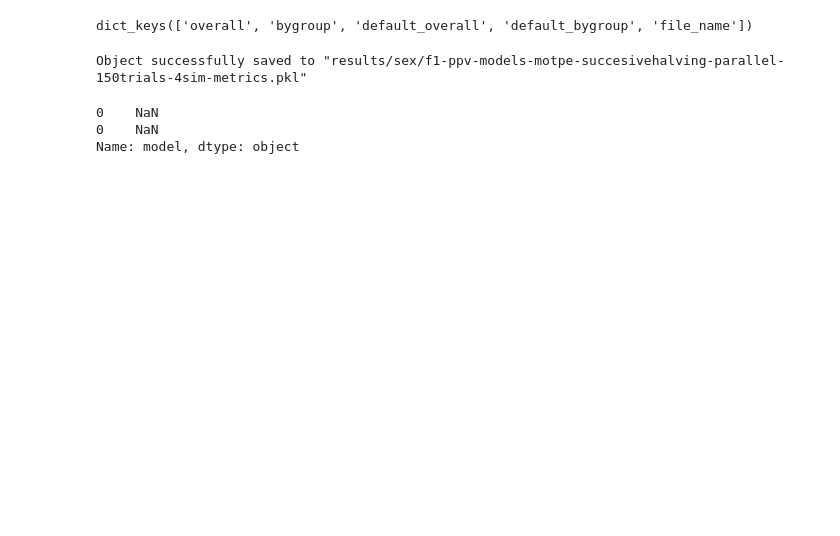
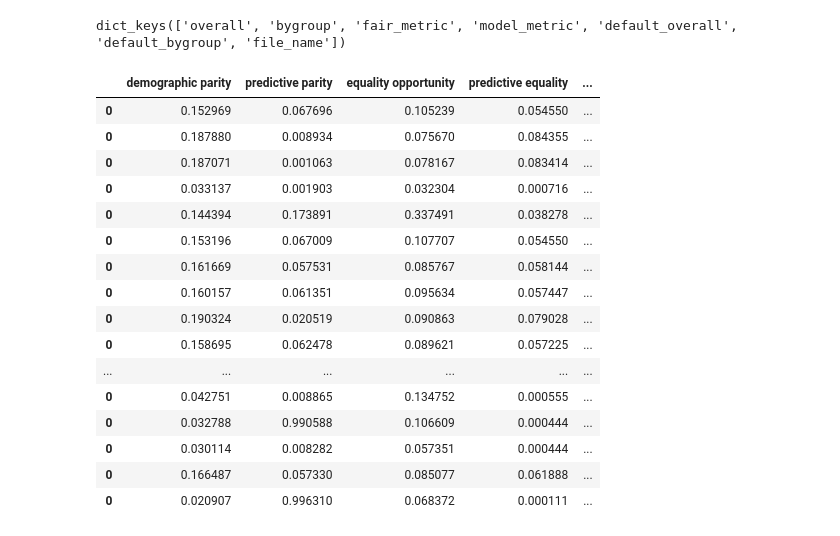
Before and after one commit to AzucenaMV/fairness, a Jupyter notebook: src/notebooks/ho_results_db.ipynb, the cells around one changed output. Drawn from its saved outputs; the diff is of its cells as text; code cells hidden in the pictures; blank space fills up the shorter version.

```diff
--- a/src/notebooks/ho_results_db.ipynb
+++ b/src/notebooks/ho_results_db.ipynb
@@ -41,8 +41,8 @@ from sklearn.metrics import (
     precision_score
 )
 # %%
-def detailed_objective(trial, data_dict, sensitive_col, preprocessor):
-    classifier_name = trial.suggest_categorical("classifier", ["RF", 'GBM','LGBM'])
+def detailed_objective(trial, data_dict, sensitive_col, models, preprocessor):
+    classifier_name = trial.suggest_categorical("classifier", models)
 
     if classifier_name == "logit":
         params = {
@@ -140,17 +140,20 @@ def get_default_metrics(metrics, data_dict, sensitive_col, preprocessor):
         metrics['default_bygroup'] = pd.concat([metrics['default_bygroup'], new_metric_bygroup])
     return metrics
 
-def get_metrics(study, data_dict, sensitive_col, preprocessor):
+def get_metrics(study, data_dict, sensitive_col, models, preprocessor):
     metrics = {}
     metrics['overall'] = pd.DataFrame()
     metrics['bygroup'] = pd.DataFrame()
-    #metrics['fair_metric'] = study.user_attrs['fair_metric']
-    #metrics['model_metric'] = study.user_attrs['model_metric']
+    try:
+        metrics['fair_metric'] = study.user_attrs['fair_metric']
+        metrics['model_metric'] = study.user_attrs['model_metric']
+    except:
+        print('User attributes not found')
     i = 1
     for best_trial in study.best_trials:
         if best_trial.values != [0,0]:
             fair_value, model_value = best_trial.values
-            clf_name, metric = detailed_objective(best_trial, data_dict, sensitive_col, preprocessor)
+            clf_name, metric = detailed_objective(best_trial, data_dict, sensitive_col, models, preprocessor)
             # Overall
             fair_records = pd.DataFrame.from_records([get_metric_evaluation(metric)])
             new_metric_overall = pd.concat([fair_records, pd.DataFrame(metric.overall).T], axis = 1)
@@ -186,15 +189,15 @@ preprocessor = ColumnTransformer(
 )
 
 
-n_sim = 0
+n_sim = 123
 sensitive_col = 'sex'
-file_name = 'results/sex/f1-ppv-models-motpe-succesivehalving-parallel-150trials-4sim.pkl'
+sensitive_attribute = 'sex'
+models =  ["GBM","LGBM","RF"]
+file_name = 'results/recall_score_demographic_parity_difference_100_20230724151855.pkl'
 
 with open(file_name, 'rb') as in_strm:
-    results = dill.load(in_strm)
+    study = dill.load(in_strm)
 
-sensitive_attribute = 'sex'
-sim_n = 1
 data = fetch_adult(as_frame=True)
 X_raw = data.data
 y = (data.target == ">50K") * 1
@@ -204,10 +207,10 @@ if sensitive_attribute == 'race':
     X_raw.loc[:,'race'] = X_raw['race'].map(mapping).astype("category")
 
 perc = .5
-X_raw, y = resample(X_raw, y, n_samples=int(perc*X_raw.shape[0]), random_state = 123)
+X_raw, y = resample(X_raw, y, n_samples=int(perc*X_raw.shape[0]), random_state = n_sim)
 
 (X_train, X_test, y_train, y_test) = train_test_split(
-    X_raw, y, test_size=0.8, stratify=y, random_state=sim_n
+    X_raw, y, test_size=0.8, stratify=y, random_state=n_sim
 )
 
 data_dict = {}
@@ -216,7 +219,6 @@ data_dict['X_test'] = X_test.reset_index(drop=True)
 data_dict['y_train'] = y_train.reset_index(drop=True)
 data_dict['y_test'] = y_test.reset_index(drop=True)
 
-study = results[0]
-metrics = get_metrics(study, data_dict, sensitive_col, preprocessor)
+metrics = get_metrics(study, data_dict, sensitive_col, models, preprocessor)
 metrics = get_default_metrics(metrics, data_dict, sensitive_col, preprocessor)
 metrics['file_name'] = file_name
@@ -223,25 +277,24 @@ metrics['file_name'] = file_name
 # %%
 metrics.keys()
 # %% [output]
-dict_keys(['overall', 'bygroup', 'default_overall', 'default_bygroup', 'file_name'])
+dict_keys(['overall', 'bygroup', 'fair_metric', 'model_metric', 'default_overall', 'default_bygroup', 'file_name'])
-# %%
-file_name = 'results/sex/f1-ppv-models-motpe-succesivehalving-parallel-150trials-4sim.pkl'
-file_name = file_name[:-4] + '-metrics.pkl'
-with open(file_name, 'wb') as file:
-    dill.dump(metrics, file)
-    print(f'Object successfully saved to "{file_name}"')
-# %% [output]
-Object successfully saved to "results/sex/f1-ppv-models-motpe-succesivehalving-parallel-150trials-4sim-metrics.pkl"
-# %%
-model_mapping = {
-    'LogisticRegression':'LR',
-    'RandomForestClassifier':'RF',
-    'GradientBoostingClassifier':'GBM',
-    'LGBMClassifier' : 'LGBM'}
-
-
-metrics['default_overall']['model'].map(model_mapping)
-# %% [output]
-0    NaN
-0    NaN
-Name: model, dtype: object
+# %%
+metrics['overall'].rename(columns = {'precision':'prec'})
+# %% [output]
+|  | demographic parity | predictive parity | equality opportunity | predictive equality | ... |
+| 0 | 0.152969 | 0.067696 | 0.105239 | 0.054550 | ... |
+| 0 | 0.187880 | 0.008934 | 0.075670 | 0.084355 | ... |
+| 0 | 0.187071 | 0.001063 | 0.078167 | 0.083414 | ... |
+| 0 | 0.033137 | 0.001903 | 0.032304 | 0.000716 | ... |
+| 0 | 0.144394 | 0.173891 | 0.337491 | 0.038278 | ... |
+| 0 | 0.153196 | 0.067009 | 0.107707 | 0.054550 | ... |
+| 0 | 0.161669 | 0.057531 | 0.085767 | 0.058144 | ... |
+| 0 | 0.160157 | 0.061351 | 0.095634 | 0.057447 | ... |
+| 0 | 0.190324 | 0.020519 | 0.090863 | 0.079028 | ... |
+| 0 | 0.158695 | 0.062478 | 0.089621 | 0.057225 | ... |
+| ... | ... | ... | ... | ... | ... |
+| 0 | 0.042751 | 0.008865 | 0.134752 | 0.000555 | ... |
+| 0 | 0.032788 | 0.990588 | 0.106609 | 0.000444 | ... |
+| 0 | 0.030114 | 0.008282 | 0.057351 | 0.000444 | ... |
+| 0 | 0.166487 | 0.057330 | 0.085077 | 0.061888 | ... |
+| 0 | 0.020907 | 0.996310 | 0.068372 | 0.000111 | ... |
```
Also changed, not shown: parts of 33 cells of this notebook, 2 other files.
